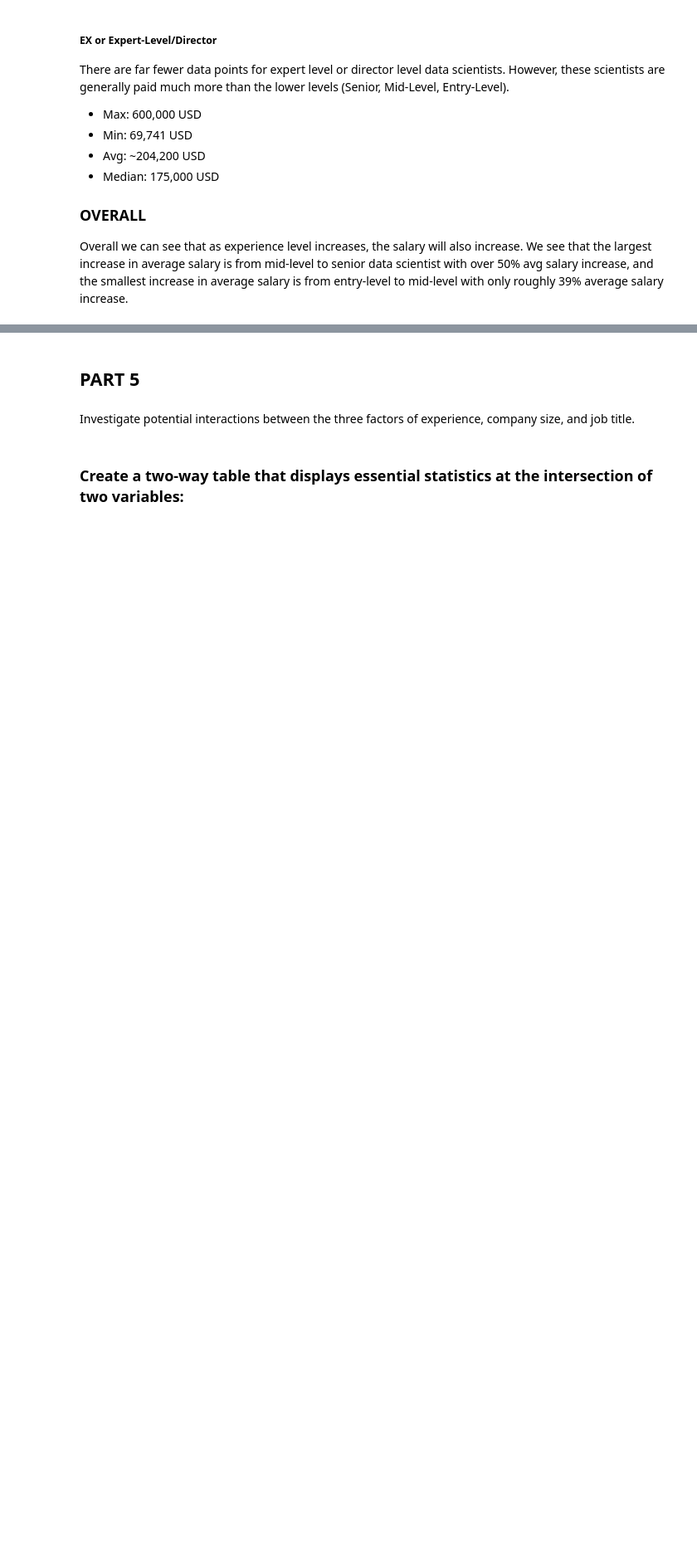
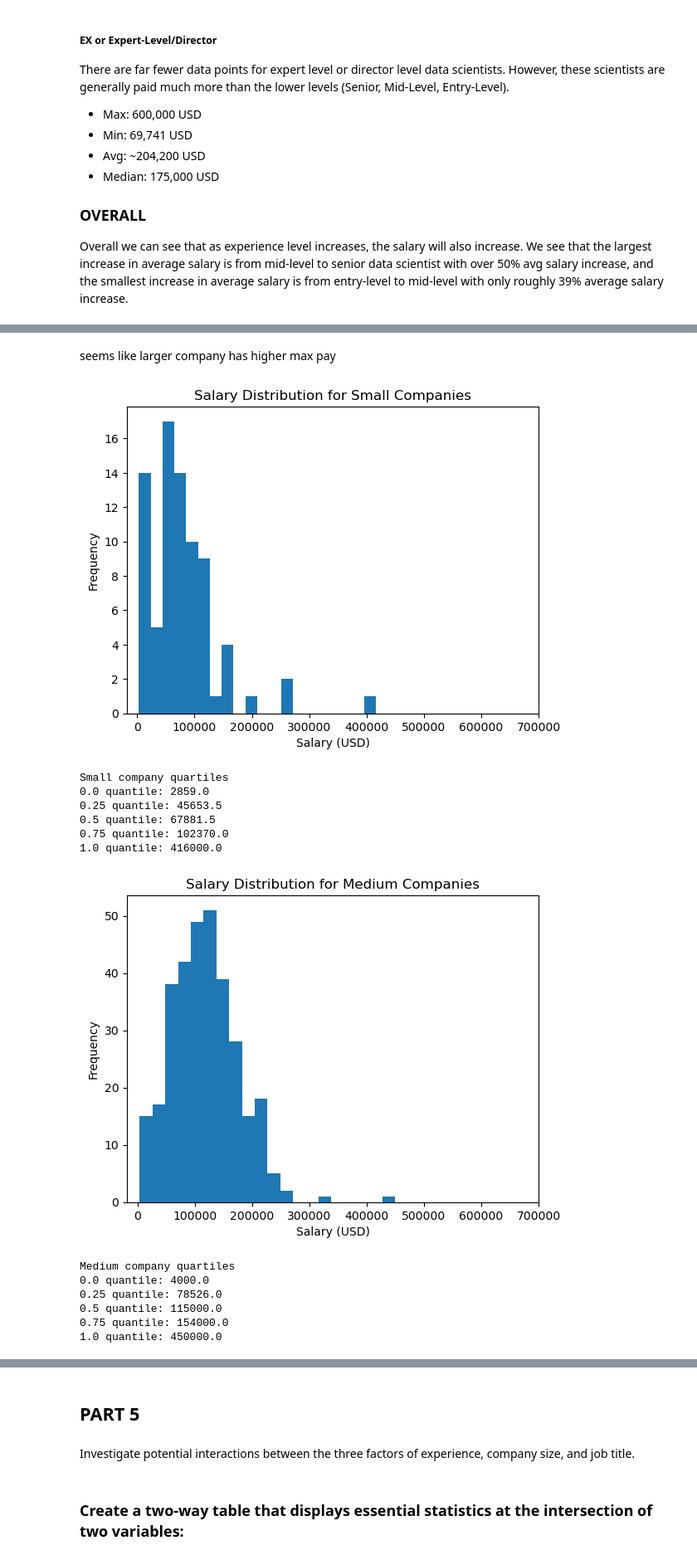
Before and after one commit to stat220/lab-1-vance_south_takara_richards_group8, a Jupyter notebook: lab1.ipynb, the cells around one changed output, grey strips where cells are left out. Shown: that part at 83% size. Drawn from its saved outputs; the diff is of its cells as text; code cells hidden in the pictures; blank space fills up the shorter version.

```diff
--- a/lab1.ipynb
+++ b/lab1.ipynb
@@ -138,0 +152,47 @@ Overall we can see that as experience level increases, the salary will also incr
+# %% [markdown]
+seems like larger company has higher max pay
+# %%
+grouped = data.groupby('company_size')['salary_in_usd'].apply(list)
+
+small_arr = pd.Series(grouped.get('S', []))
+medium_arr = pd.Series(grouped.get('M', []))
+large_arr = pd.Series(grouped.get('L', []))
+
+ticks = [0, 100000, 200000, 300000, 400000, 500000, 600000, 700000]
+
+def generate_plot(company_size, data_array):
+  plt.hist(data_array, bins=20)
+  plt.title(f"Salary Distribution for {company_size} Companies")
+  plt.xlabel("Salary (USD)")
+  plt.xticks(ticks)
+  plt.ylabel("Frequency")
+  plt.show()
+
+def generate_quartiles(company_size, data_array):
+  print(f"\n{company_size} company quartiles")
+  for i in range(5):
+    print(f"{i/4} quantile: {data_array.quantile(i/4)}")
+
+generate_plot('Small', small_arr)
+generate_quartiles('Small', small_arr)
+
+generate_plot('Medium', medium_arr)
+generate_quartiles('Medium', medium_arr)
+
+generate_plot('Large', large_arr)
+generate_quartiles('Large', large_arr)
+# %% [output]
+[figure, added]
+Small company quartiles
+0.0 quantile: 2859.0
+0.25 quantile: 45653.5
+0.5 quantile: 67881.5
+0.75 quantile: 102370.0
+1.0 quantile: 416000.0
+[figure, added]
+Medium company quartiles
+0.0 quantile: 4000.0
+0.25 quantile: 78526.0
+0.5 quantile: 115000.0
+0.75 quantile: 154000.0
+1.0 quantile: 450000.0
```
Also changed, not shown: parts of 9 cells of this notebook.
